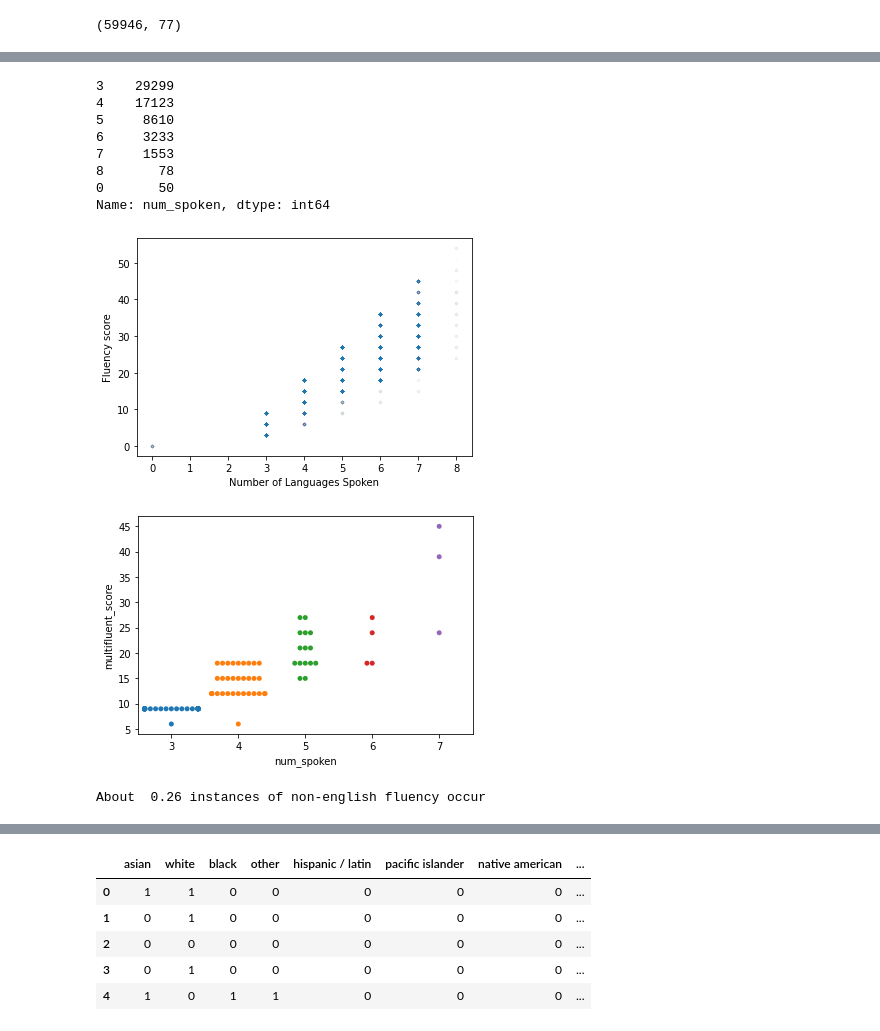
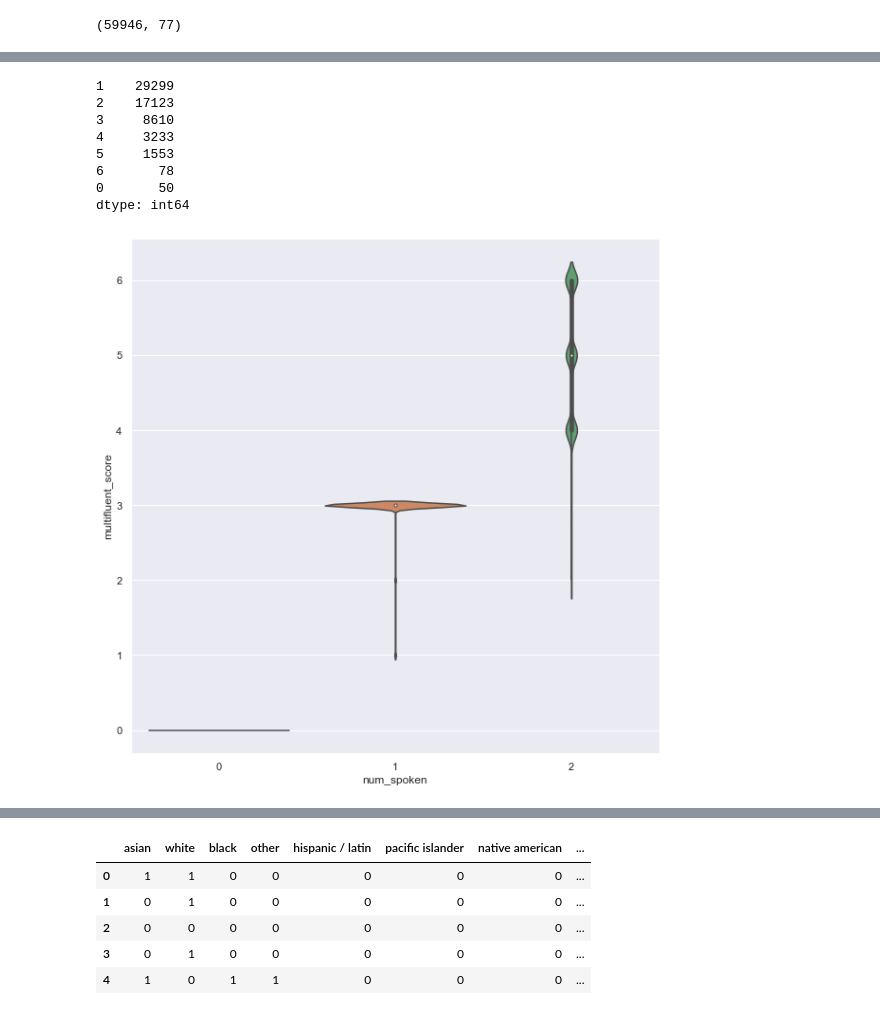
Before and after one commit to Prathmun/DatingDataCapstone, a Jupyter notebook: Dating Data EDA.ipynb, the cells around one changed output, grey strips where cells are left out. Drawn from its saved outputs; the diff is of its cells as text; code cells hidden in the pictures.

Commit message:
Plotted language and ethnicity data
Made a few extra columns in our language dataframe, and used them to make some violin plots.

Also plotted ethnicity multiplicity.

```diff
--- a/Dating Data EDA.ipynb
+++ b/Dating Data EDA.ipynb
@@ -365,0 +366,6 @@ Name: multifluent_score, dtype: int64
+# %%
+#upon closer examination it looks like ~75% of folks in this data speak only one langauge fluently, which is more what I would
+#expect from americans
+fluency_score = pd.Series(df_language[df_language > 2].apply(np.sum, axis=1))
+fluency_score = fluency_score/3
+fluency_score.value_counts()
@@ -366,19 +381,14 @@ Name: multifluent_score, dtype: int64
 # %%
-df_language["num_spoken"] = df_language.astype(bool).apply(np.sum, axis=1)
-df_language.num_spoken.value_counts()
+#This shows us that about 1500 of our speakers who only speak one language fluently, also claim to speak at least one other
+#at any fluency.
+num_spoken = pd.Series(df_language.astype(bool).apply(np.sum, axis=1))
+num_spoken.value_counts()
 # %% [output]
-3    29299
-4    17123
-5     8610
-6     3233
-7     1553
-8       78
+1    29299
+2    17123
+3     8610
+4     3233
+5     1553
+6       78
 0       50
-Name: num_spoken, dtype: int64
+dtype: int64
-# %%
-plt.plot(df_language.num_spoken, df_language.multifluent_score, linestyle='none', marker='.', alpha=.006)
-plt.xlabel('Number of Languages Spoken')
-plt.ylabel('Fluency score')
-plt.show()
-# %% [output]
-[figure, removed]
@@ -386,0 +395,6 @@ test_df = df_language.head(100)
+# %%
+df_language['fluency_score'] = fluency_score
+df_language['multifluent_score'] = multifluent_score
+df_language['num_spoken'] = num_spoken
+# %%
+df_language_num1to2 = df_language[df_language.num_spoken <= 2]
@@ -387,15 +403,6 @@ test_df = df_language.head(100)
 # %%
-import seaborn as sns
-sns.swarmplot(x='num_spoken', y='multifluent_score', data=test_df)
+sns.set(rc={'figure.figsize':(10,10)})
+sns.violinplot(x='num_spoken', y='multifluent_score', data=df_language_num1to2)
 plt.show()
 # %% [output]
-[figure, old version]
+[figure, new version]
-# %%
-non_english_fluents = 0
-for each in df_language.columns:
-    if each != 'english':
-        count_series = df_language[each].value_counts()
-        non_english_fluents += count_series[3]
-print('About ', round(non_english_fluents/59946, 2), 'instances of non-english fluency occur')
-# %% [output]
-About  0.26 instances of non-english fluency occur
```
Also changed, not shown: parts of 12 cells of this notebook.
